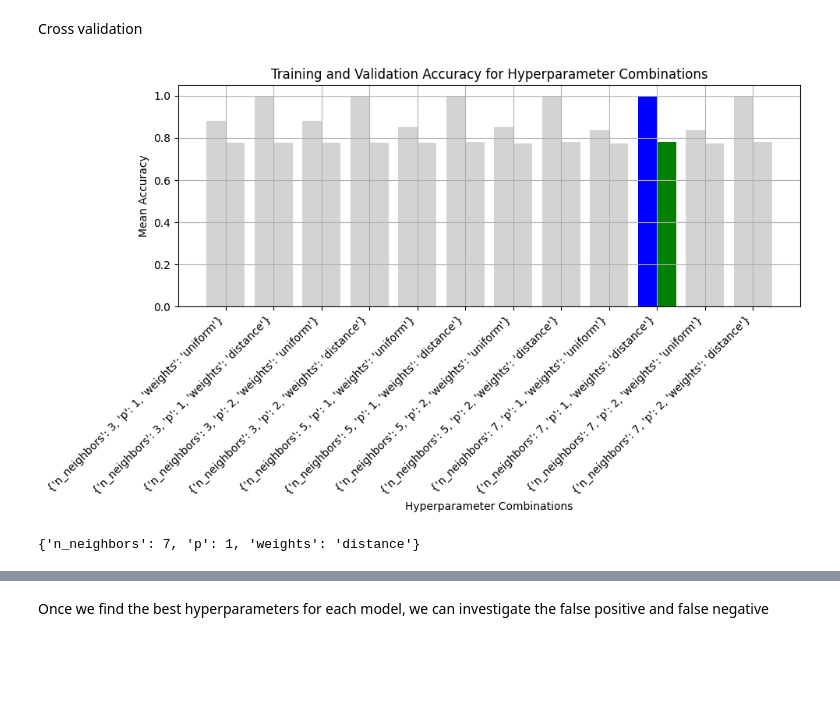
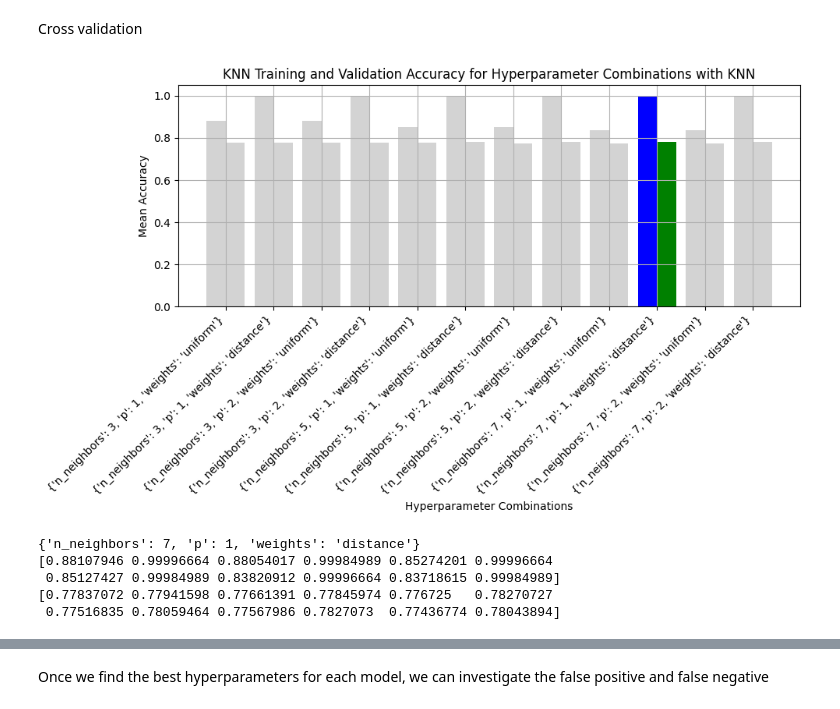
Before and after one commit to federicomirra01/DDoS_analysis_project, a Jupyter notebook: Section_2.ipynb, the cells around one changed output, grey strips where cells are left out. Cells and saved outputs as stored; diff of their text form; code cells hidden in the pictures; blank space fills up the shorter version.

```diff
--- a/Section_2.ipynb
+++ b/Section_2.ipynb
@@ -175,36 +175,42 @@ gsCV.fit(X_train, y_train)
 
 results = gsCV.cv_results_
 # Extract the mean training and validation scores
 mean_train_scores = results['mean_train_score']
 mean_validation_scores = results['mean_test_score']
 
 # Extract the hyperparameter combinations
 param_combinations = [str(params) for params in results['params']]
 
 best_params = gsCV.best_params_
 # Plot the results
 fig, ax = plt.subplots(figsize=(10, 6))
 x = np.arange(len(param_combinations))
 
 best_params_index= param_combinations.index(str(best_params))
 bar_colors_train = ['lightgray' if i != best_params_index else 'blue' for i in range(len(param_combinations))]
 bar_colors_validation = ['lightgray' if i != best_params_index else 'green' for i in range(len(param_combinations))]
 ax.bar(x - 0.2, mean_train_scores, width=0.4, label='Training Accuracy', align='center', color=bar_colors_train)
 ax.bar(x + 0.2, mean_validation_scores, width=0.4, label='Validation Accuracy', align='center', color=bar_colors_validation)
 
 ax.set_xticks(x)
 ax.set_xticklabels(param_combinations, rotation=45, ha='right')
 ax.set_xlabel('Hyperparameter Combinations')
 ax.set_ylabel('Mean Accuracy')
-ax.set_title('Training and Validation Accuracy for Hyperparameter Combinations')
+ax.set_title('KNN Training and Validation Accuracy for Hyperparameter Combinations with KNN')
 plt.grid()
 plt.tight_layout()
 plt.show()
 
 print(best_params)
+print(mean_train_scores)
+print(mean_validation_scores)
 # %% [output]
-[figure, old version]
+[figure, new version]
 {'n_neighbors': 7, 'p': 1, 'weights': 'distance'}
+[0.88107946 0.99996664 0.88054017 0.99984989 0.85274201 0.99996664
+ 0.85127427 0.99984989 0.83820912 0.99996664 0.83718615 0.99984989]
+[0.77837072 0.77941598 0.77661391 0.77845974 0.776725   0.78270727
+ 0.77516835 0.78059464 0.77567986 0.7827073  0.77436774 0.78043894]
 # %%
 rf_param_grid = {
     'criterion':['gini', 'entropy'],
```
Also changed, not shown: parts of 7 cells of this notebook.
